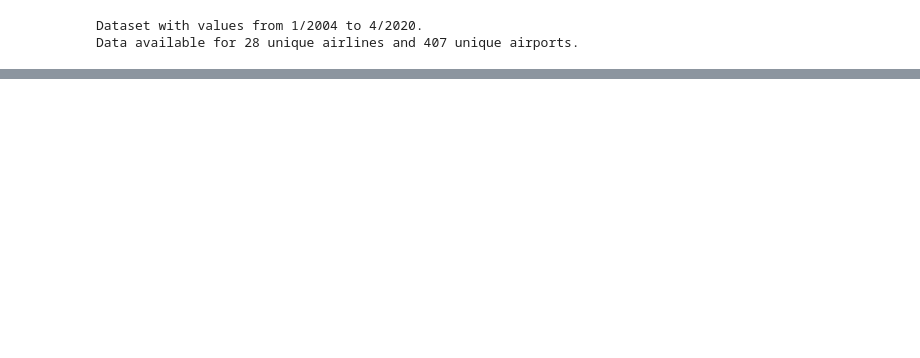
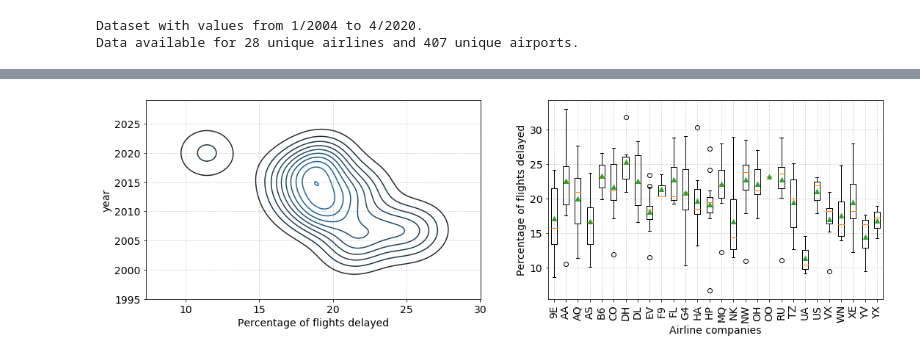
Before and after one commit to lecamm/Udacity-Data-Analyst-ND, a Jupyter notebook: Project5/exploration_airline_delays.ipynb, the cells around one changed output, grey strips where cells are left out. Drawn from its saved outputs; the diff is of its cells as text; code cells hidden in the pictures; blank space fills up the shorter version.

```diff
--- a/Project5/exploration_airline_delays.ipynb
+++ b/Project5/exploration_airline_delays.ipynb
@@ -189,0 +158,14 @@ the quote-formatted guide notes like this one before you finish your report!
+# %%
+fig, (ax1,ax2) = plt.subplots(1,2, figsize=(18,5))
+sns.kdeplot(df.groupby('year')['arr_del_pct'].mean(),df.groupby('year')['arr_del_pct'].mean().index,ax=ax1)
+ax1.grid(linestyle=':')
+ax1.set_xlabel('Percentage of flights delayed')
+#ax2.bar(df.groupby('carrier')['arr_del_pct'].mean().index,df.groupby('carrier')['arr_del_pct'].mean())
+ax2.boxplot([df.loc[df.carrier==arl].groupby('year').mean()['arr_del_pct'] for arl in df.carrier.unique()],showmeans=True)
+plt.xticks(range(1,1+len(df.carrier.unique())),df.groupby('carrier')['arr_del_pct'].mean().index, rotation='vertical')
+ax2.set_ylabel('Percentage of flights delayed')
+ax2.set_xlabel('Airline companies')
+ax2.grid(linestyle=':')
+plt.show()
+# %% [output]
+[figure, added]
```
Also changed, not shown: parts of 35 cells of this notebook, 3 other files.
